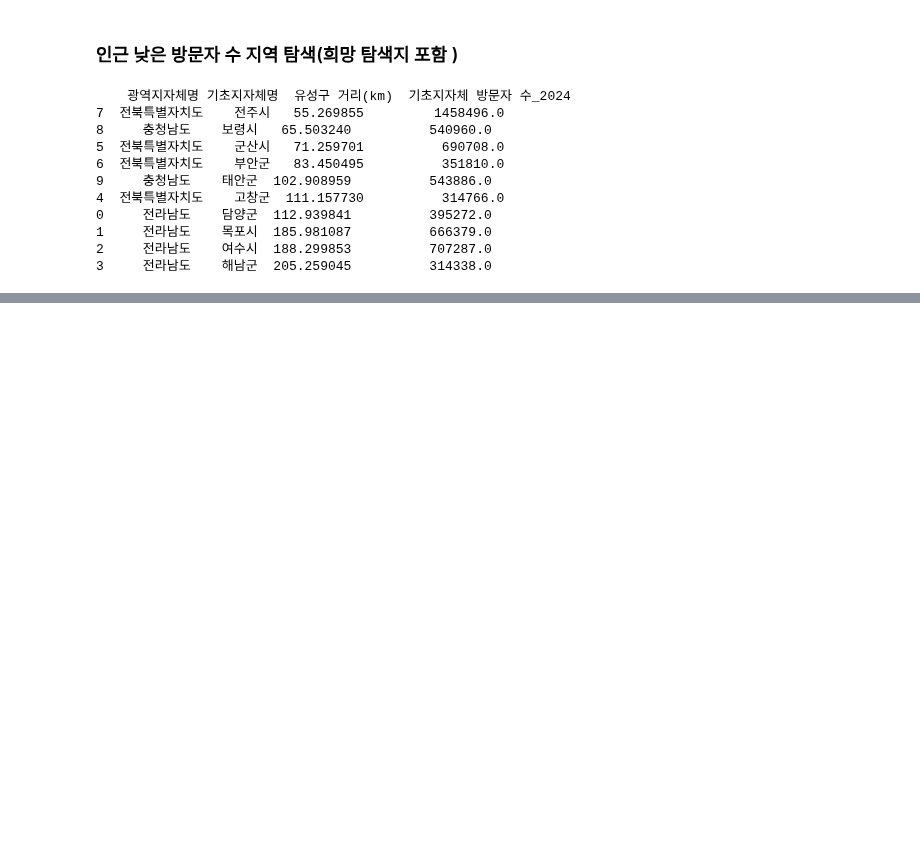
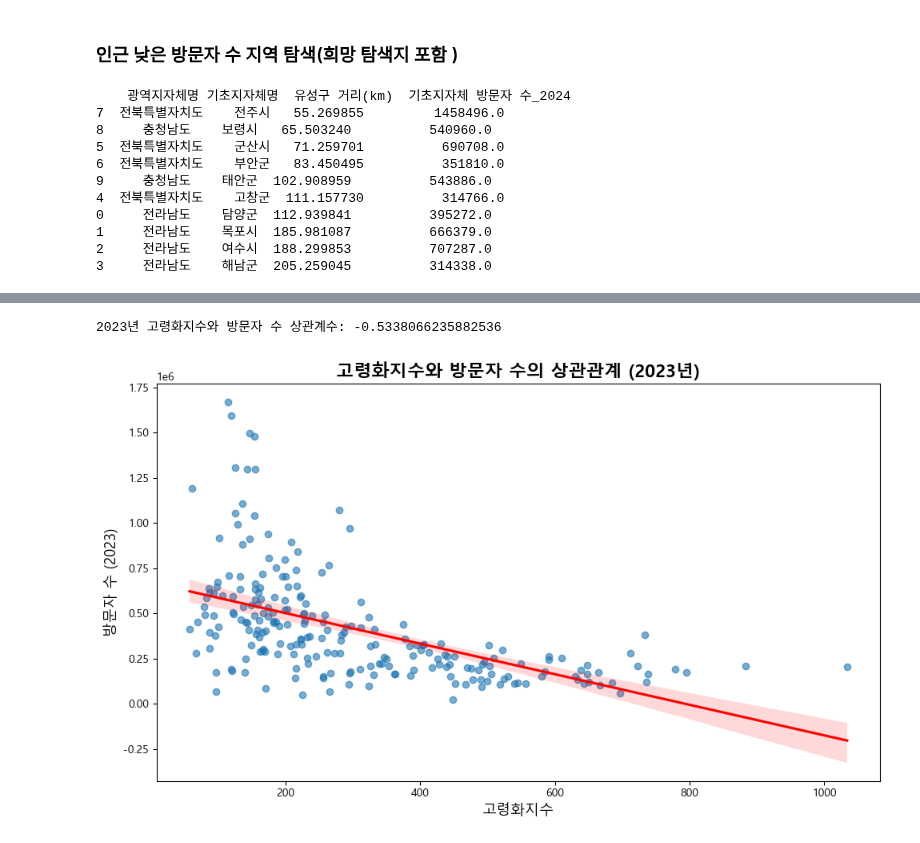
Before and after one commit to KSS095/TIL, a Jupyter notebook: 99_pjt/04_05-project/04_pjt.ipynb, the cells around one changed output, grey strips where cells are left out. Cells and saved outputs as stored; diff of their text form; code cells hidden in the pictures; blank space fills up the shorter version.

```diff
--- a/99_pjt/04_05-project/04_pjt.ipynb
+++ b/99_pjt/04_05-project/04_pjt.ipynb
@@ -878,0 +1003,32 @@ print(df_fav[["광역지자체명", "기초지자체명", "유성구 거리(km)"
+# %%
+# 고령화지수와 방문자 수 상관관계
+
+plt.rc("font", family="Malgun Gothic")  # 한글 폰트 적용
+plt.rc("axes", unicode_minus=False)
+
+# -----------------------------
+# 1. 상관관계 계산
+# -----------------------------
+corr_value = df_real_final["2023_고령화지수"].corr(df_real_final["기초지자체 방문자 수_2023"])
+print("2023년 고령화지수와 방문자 수 상관계수:", corr_value)
+
+# -----------------------------
+# 2. 시각화 (산점도 + 회귀선)
+# -----------------------------
+plt.figure(figsize=(10,6))
+sns.regplot(
+    x="2023_고령화지수",
+    y="기초지자체 방문자 수_2023",
+    data=df_real_final,
+    scatter_kws={"alpha":0.6},
+    line_kws={"color":"red"}
+)
+
+plt.title("고령화지수와 방문자 수의 상관관계 (2023년)", fontsize=16, weight="bold")
+plt.xlabel("고령화지수", fontsize=13)
+plt.ylabel("방문자 수 (2023)", fontsize=13)
+plt.tight_layout()
+plt.show()
+# %% [output]
+2023년 고령화지수와 방문자 수 상관계수: -0.5338066235882536
+[figure, added]
```
Also changed, not shown: parts of 11 cells of this notebook, 10 other files.
